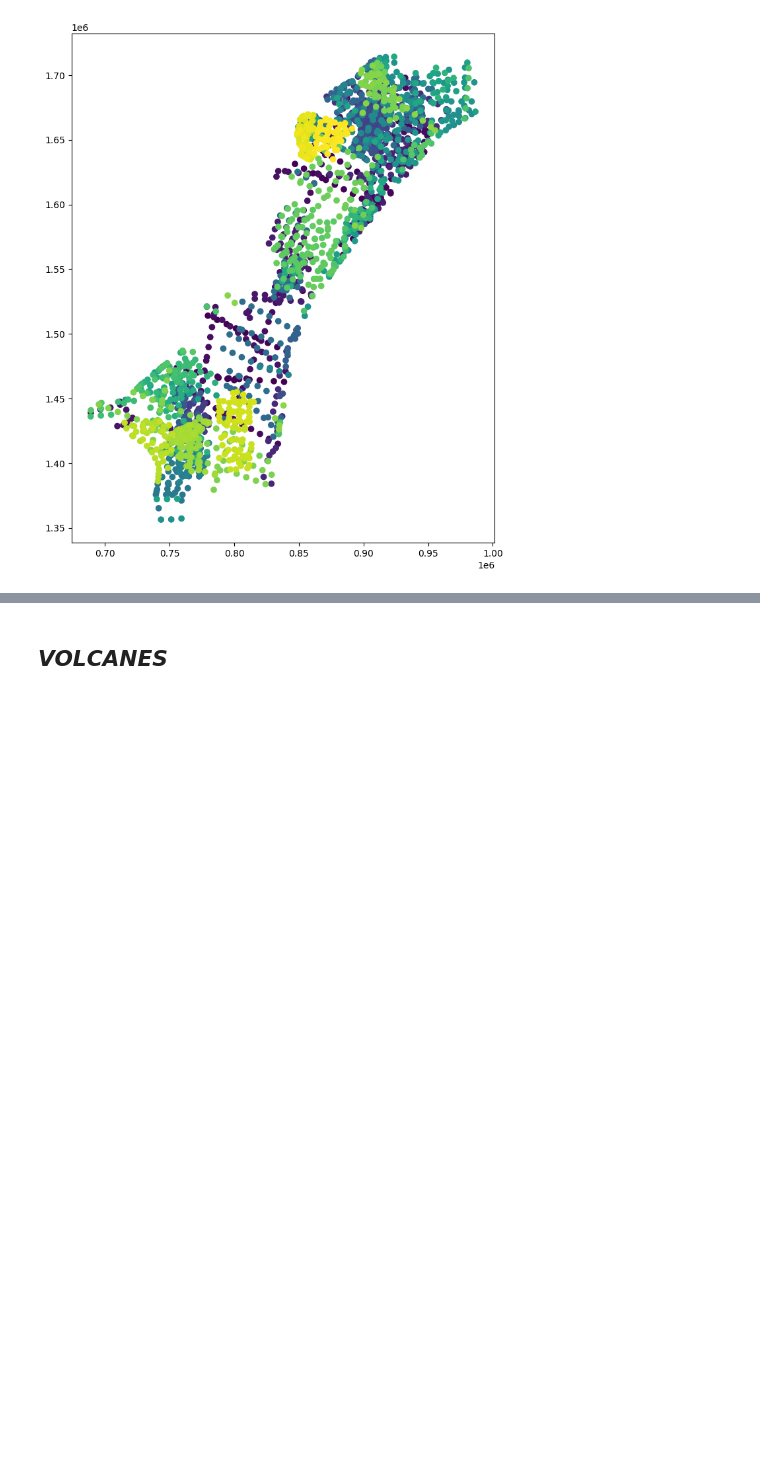
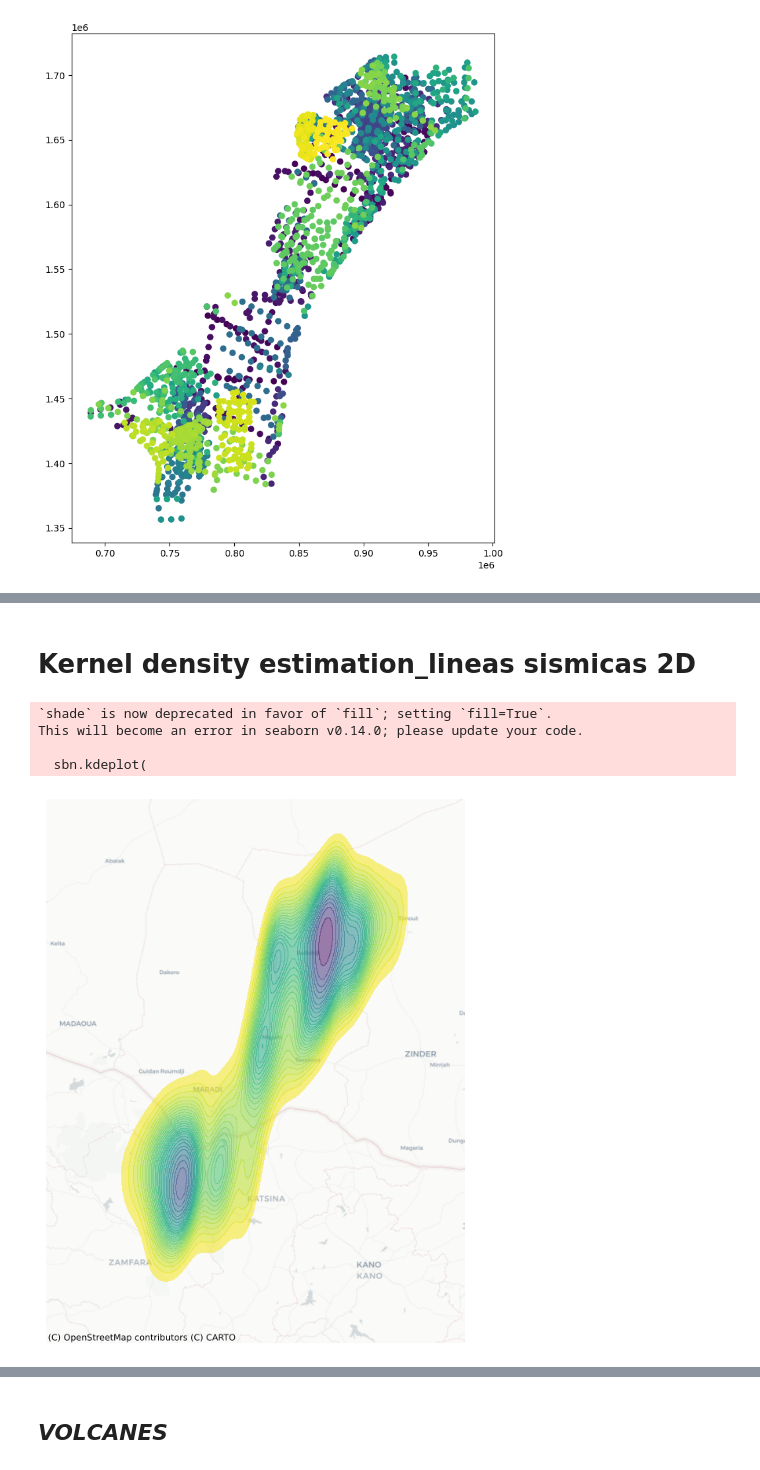
Before and after one commit to Anggarciaar/Proyecto_AnalisisGeoespacial, a Jupyter notebook: Proyecto_AnalisisGeoespacial.ipynb, the cells around one changed output, grey strips where cells are left out. Drawn from its saved outputs; the diff is of its cells as text; code cells hidden in the pictures; blank space fills up the shorter version.

```diff
--- a/Proyecto_AnalisisGeoespacial.ipynb
+++ b/Proyecto_AnalisisGeoespacial.ipynb
@@ -829 +843,32 @@ ValueError: ignored
+# %% [markdown]
+# **Kernel density estimation_lineas sismicas 2D**
+# %%
+# Set up figure and axis
+f, ax = plt.subplots(1, figsize=(9, 9))
+# Generate and add KDE with a shading of 50 gradients
+# coloured contours, 75% of transparency,
+# and the reverse viridis colormap
+sbn.kdeplot(
+    x=Sismica['X'],
+    y=Sismica['Y'],
+    n_levels=30,
+    shade=True,
+    alpha=0.55,
+    cmap='viridis_r'
+)
+# Add basemap
+ctx.add_basemap(
+    ax,
+    source=ctx.providers.CartoDB.Positron
+)
+# Remove axes
+ax.set_axis_off()
+
+plt.savefig('/content/drive/MyDrive/DATA_ProyectoAG/Datos creados/Lineas2D_kde.png')
+# %% [output]
+`shade` is now deprecated in favor of `fill`; setting `fill=True`.
+This will become an error in seaborn v0.14.0; please update your code.
+
+  sbn.kdeplot(
+[figure, added]
 # %% [markdown]
```
Also changed, not shown: parts of 41 cells of this notebook.
